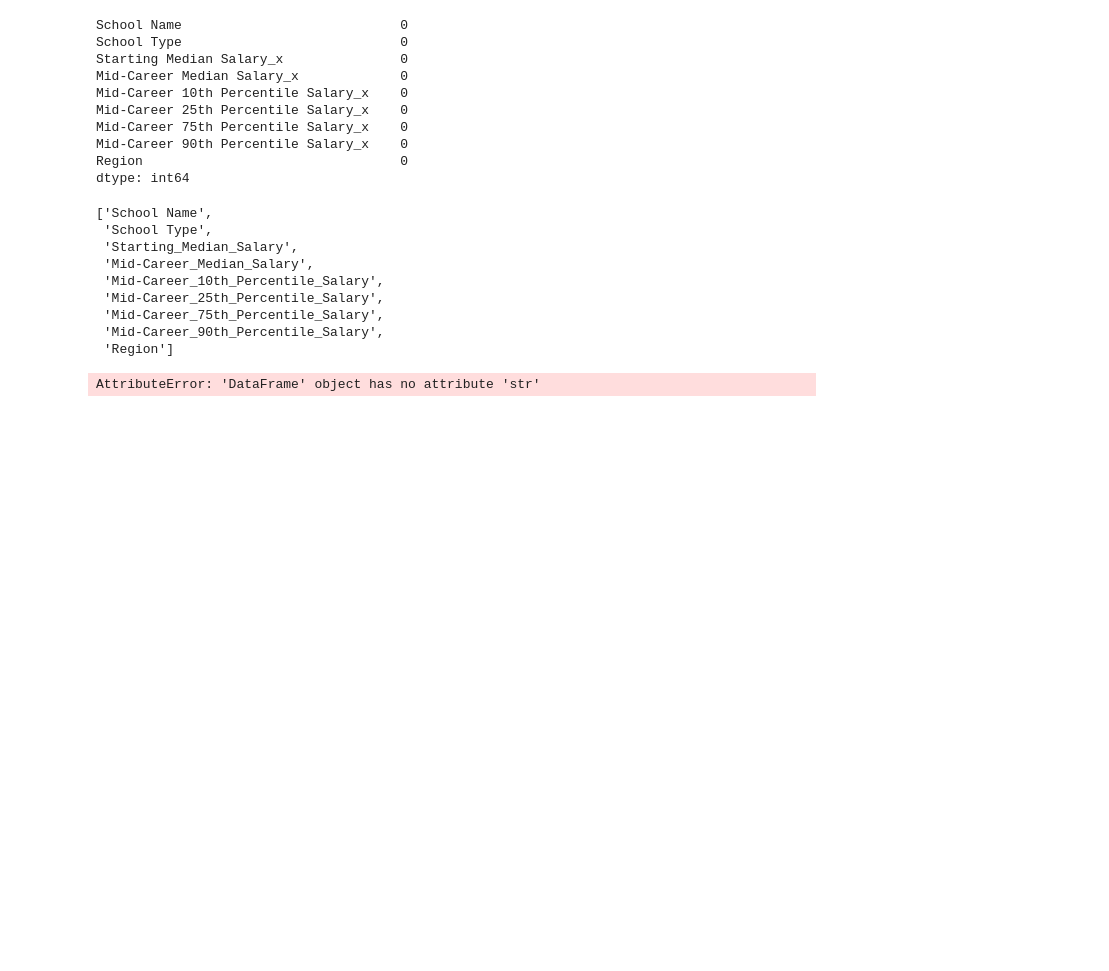
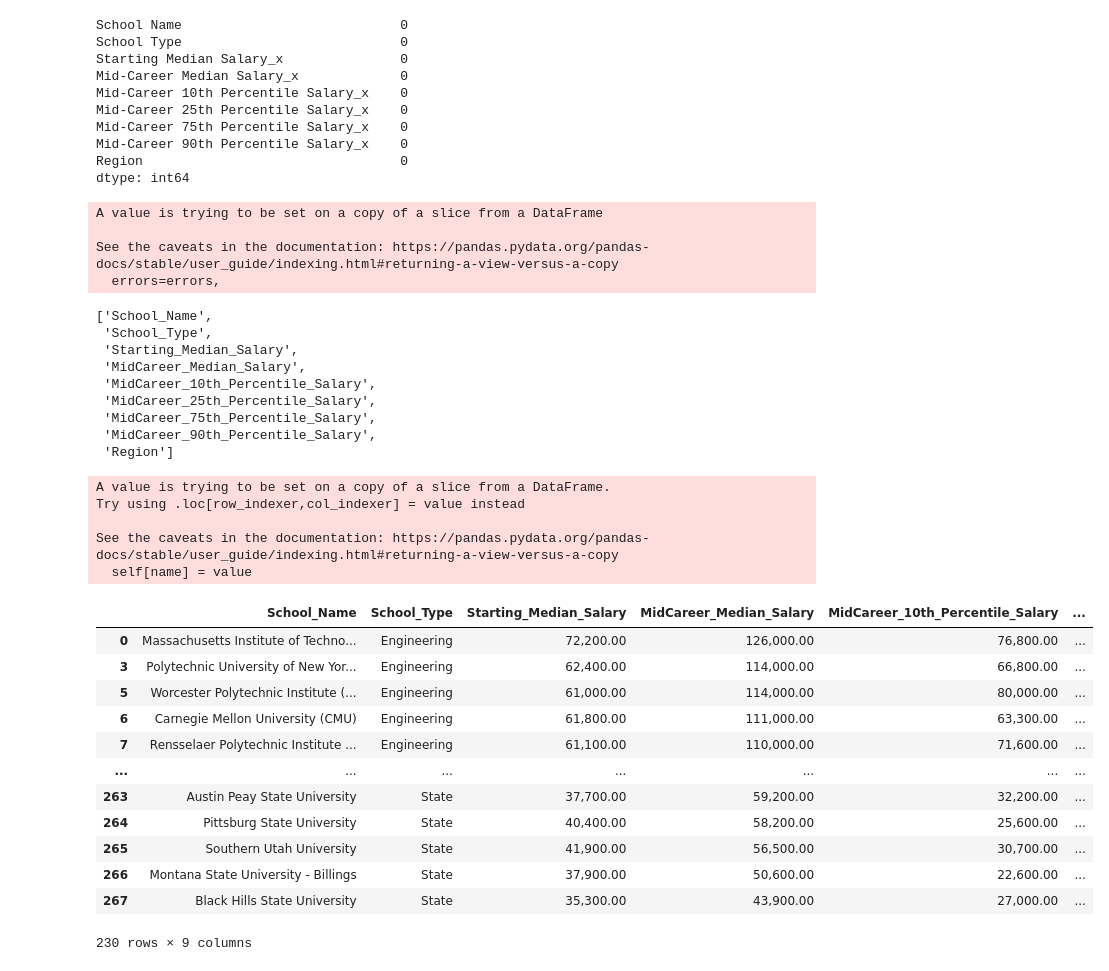
Before and after one commit to samcches/where_college_pays_off, a Jupyter notebook: where-college-pays-off.ipynb, the cells around one changed output. Saved outputs shown, nothing was run; the diff lists cells and outputs as text; code cells hidden in the pictures; blank space fills up the shorter version.

```diff
--- a/where-college-pays-off.ipynb
+++ b/where-college-pays-off.ipynb
@@ -238,31 +238,56 @@ Mid-Career 90th Percentile Salary_x    0
 Region                                 0
 dtype: int64
 # %%
-macro_df.rename(columns={'Starting Median Salary_x':'Starting_Median_Salary',
-                        'Mid-Career Median Salary_x': 'Mid-Career_Median_Salary',
+macro_df.rename(columns={'School Name' : 'School_Name',
+                         'School Type' : 'School_Type',
+                        'Starting Median Salary_x':'Starting_Median_Salary',
+                        'Mid-Career Median Salary_x': 'MidCareer_Median_Salary',
                         'Mid-Career 10th Percentile Salary_x': 'MidCareer_10th_Percentile_Salary',
                         'Mid-Career 25th Percentile Salary_x': 'MidCareer_25th_Percentile_Salary',
-                        'Mid-Career 50th Percentile Salary_x': 'MidCareer_50th_Percentile_Salary',
                         'Mid-Career 75th Percentile Salary_x': 'MidCareer_75th_Percentile_Salary',
                          'Mid-Career 90th Percentile Salary_x': 'MidCareer_90th_Percentile_Salary'},
                 inplace=True)
 list(macro_df.columns)
 # %% [output]
-['School Name',
- 'School Type',
- 'Starting_Median_Salary',
- 'Mid-Career_Median_Salary',
- 'Mid-Career_10th_Percentile_Salary',
- 'Mid-Career_25th_Percentile_Salary',
- 'Mid-Career_75th_Percentile_Salary',
- 'Mid-Career_90th_Percentile_Salary',
- 'Region']
+A value is trying to be set on a copy of a slice from a DataFrame
+
+See the caveats in the documentation: https://pandas.pydata.org/pandas-docs/stable/user_guide/indexing.html#returning-a-view-versus-a-copy
+  errors=errors,
+['School_Name',
+ 'School_Type',
+ 'Starting_Median_Salary',
+ 'MidCareer_Median_Salary',
+ 'MidCareer_10th_Percentile_Salary',
+ 'MidCareer_25th_Percentile_Salary',
+ 'MidCareer_75th_Percentile_Salary',
+ 'MidCareer_90th_Percentile_Salary',
+ 'Region']
 # %%
 macro_df.Starting_Median_Salary = macro_df.Starting_Median_Salary.str.strip('$')
-macro_df. = macro_df.str.strip('$')
-macro_df = macro_df.str.strip('$')
-macro_df = macro_df.str.strip('$')
-macro_df = macro_df.str.strip('$')
-macro_df = macro_df.str.strip('$')
+macro_df.MidCareer_Median_Salary = macro_df.MidCareer_Median_Salary.str.strip('$')
+macro_df.MidCareer_10th_Percentile_Salary = macro_df.MidCareer_10th_Percentile_Salary.str.strip('$')
+macro_df.MidCareer_25th_Percentile_Salary = macro_df.MidCareer_25th_Percentile_Salary.str.strip('$')
+macro_df.MidCareer_75th_Percentile_Salary = macro_df.MidCareer_75th_Percentile_Salary.str.strip('$')
+macro_df.MidCareer_90th_Percentile_Salary= macro_df.MidCareer_90th_Percentile_Salary.str.strip('$')
 # %% [output]
-AttributeError: 'DataFrame' object has no attribute 'str'
+A value is trying to be set on a copy of a slice from a DataFrame.
+Try using .loc[row_indexer,col_indexer] = value instead
+
+See the caveats in the documentation: https://pandas.pydata.org/pandas-docs/stable/user_guide/indexing.html#returning-a-view-versus-a-copy
+  self[name] = value
+# %%
+macro_df
+# %% [output]
+|  | School_Name | School_Type | Starting_Median_Salary | MidCareer_Median_Salary | MidCareer_10th_Percentile_Salary | ... |
+| 0 | Massachusetts Institute of Techno... | Engineering | 72,200.00 | 126,000.00 | 76,800.00 | ... |
+| 3 | Polytechnic University of New Yor... | Engineering | 62,400.00 | 114,000.00 | 66,800.00 | ... |
+| 5 | Worcester Polytechnic Institute (... | Engineering | 61,000.00 | 114,000.00 | 80,000.00 | ... |
+| 6 | Carnegie Mellon University (CMU) | Engineering | 61,800.00 | 111,000.00 | 63,300.00 | ... |
+| 7 | Rensselaer Polytechnic Institute ... | Engineering | 61,100.00 | 110,000.00 | 71,600.00 | ... |
+| ... | ... | ... | ... | ... | ... | ... |
+| 263 | Austin Peay State University | State | 37,700.00 | 59,200.00 | 32,200.00 | ... |
+| 264 | Pittsburg State University | State | 40,400.00 | 58,200.00 | 25,600.00 | ... |
+| 265 | Southern Utah University | State | 41,900.00 | 56,500.00 | 30,700.00 | ... |
+| 266 | Montana State University - Billings | State | 37,900.00 | 50,600.00 | 22,600.00 | ... |
+| 267 | Black Hills State University | State | 35,300.00 | 43,900.00 | 27,000.00 | ... |
+230 rows × 9 columns
```
Also changed, not shown: parts of 5 cells of this notebook.
